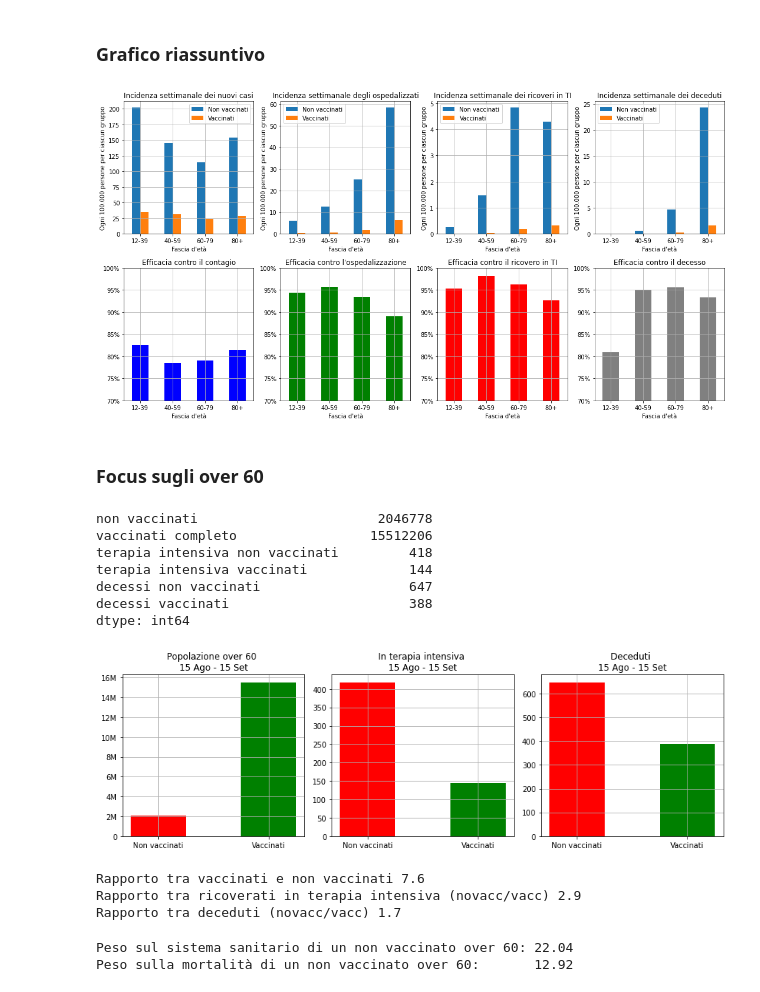
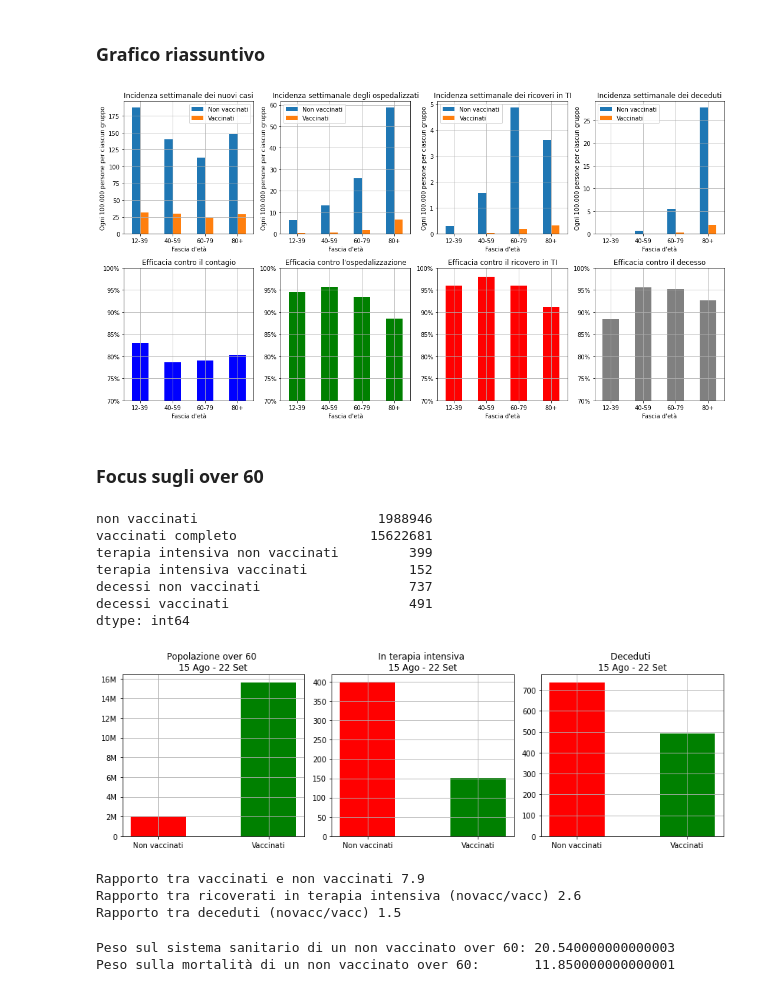
Before and after one commit to apalladi/covid_vaccini_monitoraggio, a Jupyter notebook: efficacia_vaccini.ipynb, the cells around one changed output. Cells and saved outputs as stored; diff of their text form; code cells hidden in the pictures.

```diff
--- a/efficacia_vaccini.ipynb
+++ b/efficacia_vaccini.ipynb
@@ -7,7 +7,7 @@ import pandas as pd
 Report del 15 Settembre, https://www.epicentro.iss.it/coronavirus/bollettino/Bollettino-sorveglianza-integrata-COVID-19_15-settembre-2021.pdf
 I dati si riferiscono ai 30 giorni precedenti
 # %%
-df_età = pd.read_csv('dati/data_iss_età_2021-09-15.csv', sep=';')
+df_età = pd.read_csv('dati/data_iss_età_2021-09-22.csv', sep=';')
 
 df_età
 # %% [output]
@@ -183,7 +183,7 @@ plt.tight_layout()
 plt.savefig('risultati/tassi_efficacia.png', dpi=300)
 plt.show()
 # %% [output]
-[figure, old version]
+[figure, new version]
 # %% [markdown]
 ### Focus sugli over 60
 # %%
@@ -193,41 +193,41 @@ df_over60 = df_età.loc[[2,3], ['non vaccinati', 'vaccinati completo',
 
 df_over60
 # %% [output]
-non vaccinati                       2046778
-vaccinati completo                 15512206
-terapia intensiva non vaccinati         418
-terapia intensiva vaccinati             144
-decessi non vaccinati                   647
-decessi vaccinati                       388
+non vaccinati                       1988946
+vaccinati completo                 15622681
+terapia intensiva non vaccinati         399
+terapia intensiva vaccinati             152
+decessi non vaccinati                   737
+decessi vaccinati                       491
 dtype: int64
 # %%
 over60_array = np.array(df_over60)
 # %%
 plt.figure(figsize=(12, 4))
 plt.subplot(1, 3, 1)
 plt.bar(0, over60_array[0], width=0.5, color='red')
 plt.bar(1, over60_array[1], width=0.5, color='green')
 plt.xticks([0, 1], ['Non vaccinati', 'Vaccinati'])
 plt.yticks(10**6*np.arange(0, 17, 2), ['0', '2M', '4M', '6M', '8M', '10M', '12M', '14M', '16M'])
 plt.grid()
-plt.title('Popolazione over 60 \n15 Ago - 15 Set')
+plt.title('Popolazione over 60 \n15 Ago - 22 Set')
 plt.subplot(1, 3, 2)
 plt.bar(0, over60_array[2], width=0.5, color='red')
 plt.bar(1, over60_array[3], width=0.5, color='green')
 plt.xticks([0, 1], ['Non vaccinati', 'Vaccinati'])
 plt.grid()
-plt.title('In terapia intensiva \n15 Ago - 15 Set')
+plt.title('In terapia intensiva \n15 Ago - 22 Set')
 plt.subplot(1, 3, 3)
 plt.bar(0, over60_array[4], width=0.5, color='red')
 plt.bar(1, over60_array[5], width=0.5, color='green')
 plt.xticks([0, 1], ['Non vaccinati', 'Vaccinati'])
 plt.grid()
-plt.title('Deceduti \n15 Ago - 15 Set')
+plt.title('Deceduti \n15 Ago - 22 Set')
 plt.tight_layout()
 plt.savefig('risultati/focus_over60.png', dpi=300)
 plt.show()
 # %% [output]
-[figure, old version]
+[figure, new version]
 # %%
 ratio_vacc_novacc = round(over60_array[1]/over60_array[0], 1)
 ratio_terint = round(over60_array[2]/over60_array[3], 1)
@@ -237,12 +237,12 @@ print('Rapporto tra vaccinati e non vaccinati', ratio_vacc_novacc)
 print('Rapporto tra ricoverati in terapia intensiva (novacc/vacc)', ratio_terint)
 print('Rapporto tra deceduti (novacc/vacc)', ratio_dec)
 # %% [output]
-Rapporto tra vaccinati e non vaccinati 7.6
-Rapporto tra ricoverati in terapia intensiva (novacc/vacc) 2.9
-Rapporto tra deceduti (novacc/vacc) 1.7
+Rapporto tra vaccinati e non vaccinati 7.9
+Rapporto tra ricoverati in terapia intensiva (novacc/vacc) 2.6
+Rapporto tra deceduti (novacc/vacc) 1.5
 # %%
 print('Peso sul sistema sanitario di un non vaccinato over 60:', ratio_vacc_novacc*ratio_terint)
 print('Peso sulla mortalità di un non vaccinato over 60:      ', ratio_vacc_novacc*ratio_dec)
 # %% [output]
-Peso sul sistema sanitario di un non vaccinato over 60: 22.04
-Peso sulla mortalità di un non vaccinato over 60:       12.92
+Peso sul sistema sanitario di un non vaccinato over 60: 20.540000000000003
+Peso sulla mortalità di un non vaccinato over 60:       11.850000000000001
```
Also changed, not shown: parts of 4 cells of this notebook, 4 other files.
